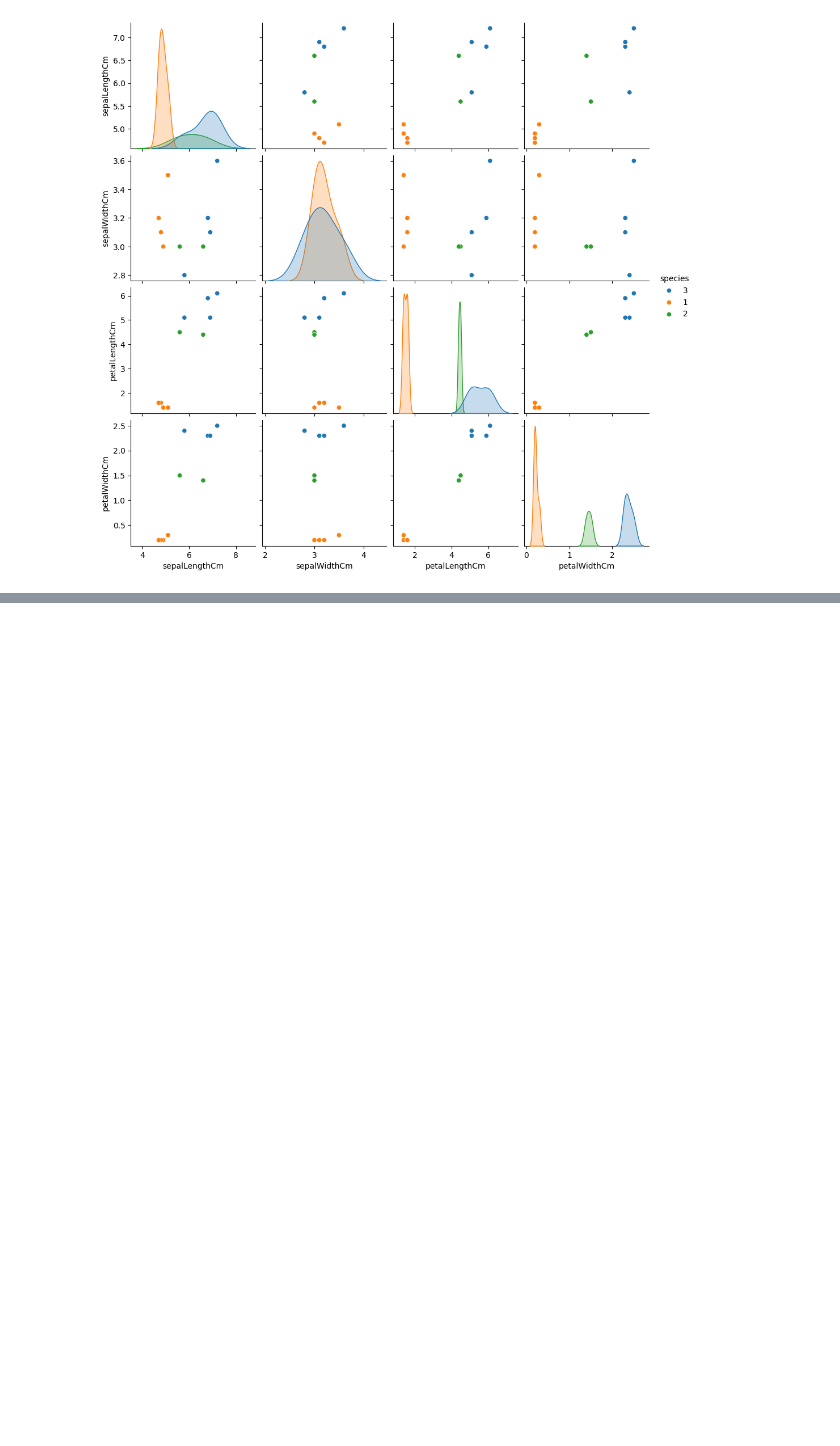
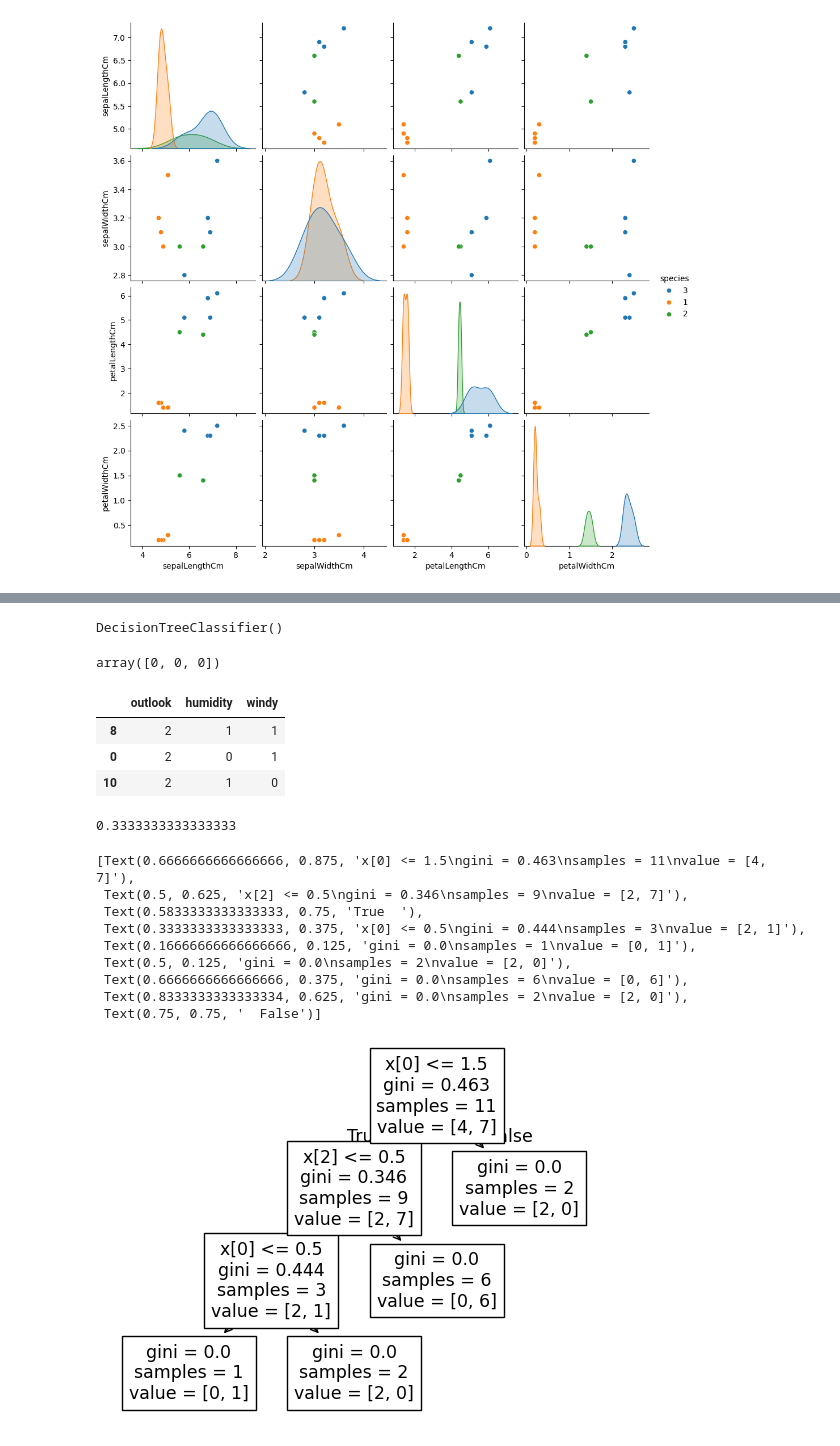
Before and after one commit to chandel2023/html_css_ml_pro, a Jupyter notebook: machine learning course.ipynb, the cells around one changed output, grey strips where cells are left out. Saved outputs shown, nothing was run; the diff lists cells and outputs as text; code cells hidden in the pictures; blank space fills up the shorter version.

```diff
--- a/machine learning course.ipynb
+++ b/machine learning course.ipynb
@@ -740,0 +800,4 @@ sns.pairplot(dataset[['sepalLengthCm','sepalWidthCm','petalLengthCm','petalWidth
+# %%
+features_cols=['outlook','humidity','windy']
+x=data[features_cols]
+y=data.game
@@ -740,0 +841,3 @@ sns.pairplot(dataset[['sepalLengthCm','sepalWidthCm','petalLengthCm','petalWidth
+# %%
+from sklearn.model_selection import train_test_split
+x_train,x_test,y_train,y_test=train_test_split(x,y,test_size=0.2)
@@ -740,0 +846,21 @@ sns.pairplot(dataset[['sepalLengthCm','sepalWidthCm','petalLengthCm','petalWidth
+# %%
+classifier=DecisionTreeClassifier(criterion='gini')
+# %%
+classifier.fit(x_train,y_train)
+# %% [output]
+DecisionTreeClassifier()
+# %%
+classifier.predict(x_test)
+# %% [output]
+array([0, 0, 0])
+# %%
+x_test
+# %% [output]
+|  | outlook | humidity | windy |
+| 8 | 2 | 1 | 1 |
+| 0 | 2 | 0 | 1 |
+| 10 | 2 | 1 | 0 |
+# %%
+classifier.score(x_test,y_test)
+# %% [output]
+0.3333333333333333
@@ -740,0 +869,13 @@ sns.pairplot(dataset[['sepalLengthCm','sepalWidthCm','petalLengthCm','petalWidth
+# %%
+tree.plot_tree(classifier)
+# %% [output]
+[Text(0.6666666666666666, 0.875, 'x[0] <= 1.5\ngini = 0.463\nsamples = 11\nvalue = [4, 7]'),
+ Text(0.5, 0.625, 'x[2] <= 0.5\ngini = 0.346\nsamples = 9\nvalue = [2, 7]'),
+ Text(0.5833333333333333, 0.75, 'True  '),
+ Text(0.3333333333333333, 0.375, 'x[0] <= 0.5\ngini = 0.444\nsamples = 3\nvalue = [2, 1]'),
+ Text(0.16666666666666666, 0.125, 'gini = 0.0\nsamples = 1\nvalue = [0, 1]'),
+ Text(0.5, 0.125, 'gini = 0.0\nsamples = 2\nvalue = [2, 0]'),
+ Text(0.6666666666666666, 0.375, 'gini = 0.0\nsamples = 6\nvalue = [0, 6]'),
+ Text(0.8333333333333334, 0.625, 'gini = 0.0\nsamples = 2\nvalue = [2, 0]'),
+ Text(0.75, 0.75, '  False')]
+[figure, added]
```
Also changed, not shown: parts of 92 cells of this notebook.
